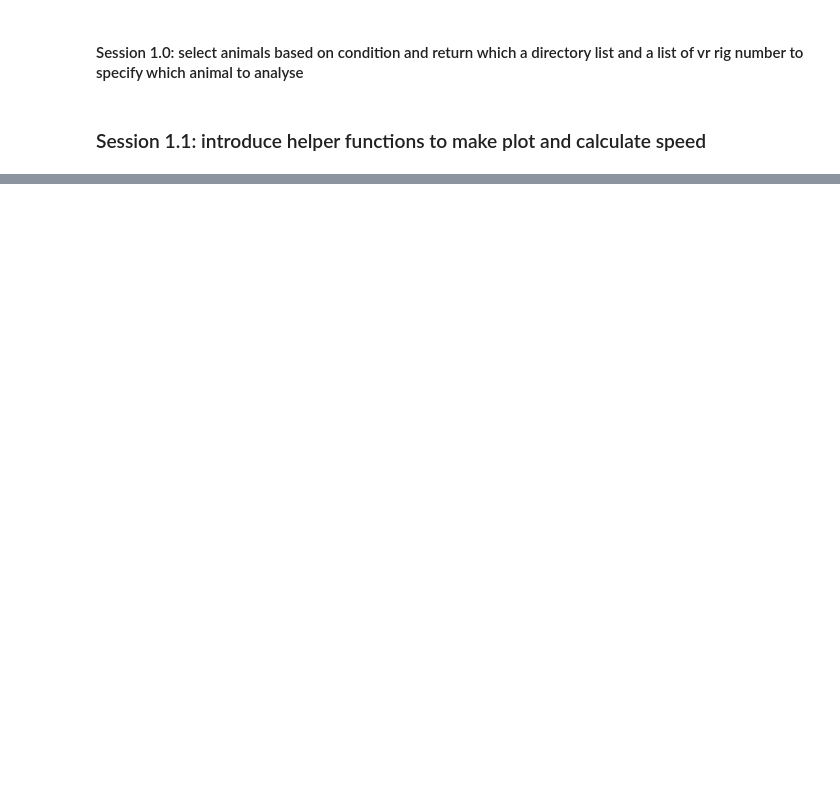
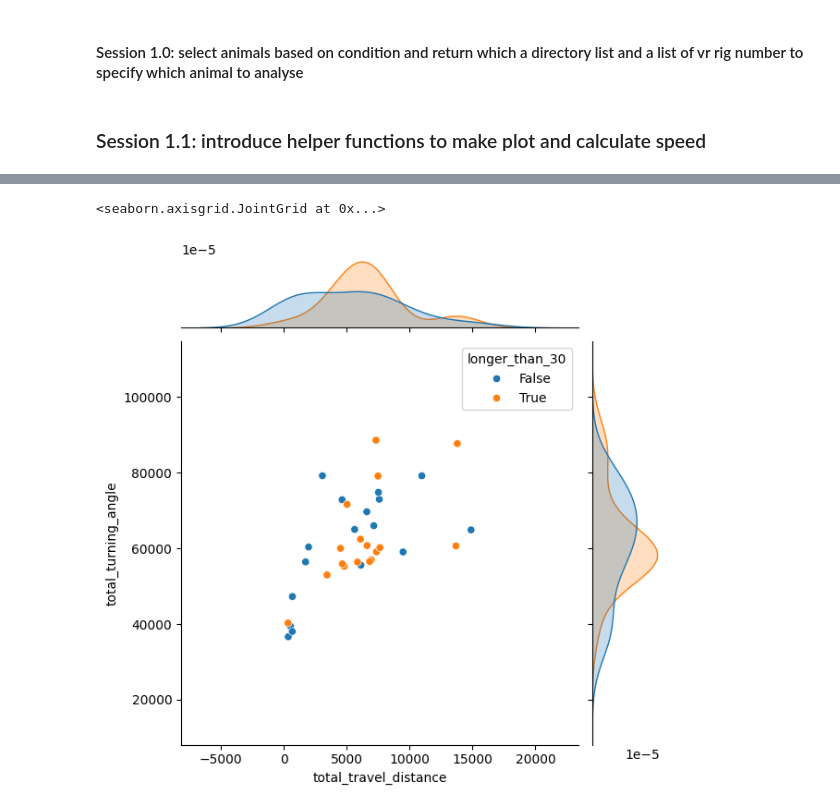
Before and after one commit to chiyu1203/UnityDataAnalysis, a Jupyter notebook: preference_analysis.ipynb, the cells around one changed output, grey strips where cells are left out. Drawn from its saved outputs; the diff is of its cells as text; code cells hidden in the pictures; blank space fills up the shorter version.

```diff
--- a/preference_analysis.ipynb
+++ b/preference_analysis.ipynb
@@ -427,0 +293,5 @@ plt.show()
+# %%
+sns.jointplot(data=aggregated_data, x="total_travel_distance", y="total_turning_angle", hue="longer_than_30")
+# %% [output]
+<seaborn.axisgrid.JointGrid at 0x...>
+[figure, added]
```
Also changed, not shown: parts of 25 cells of this notebook, 1 other file.
